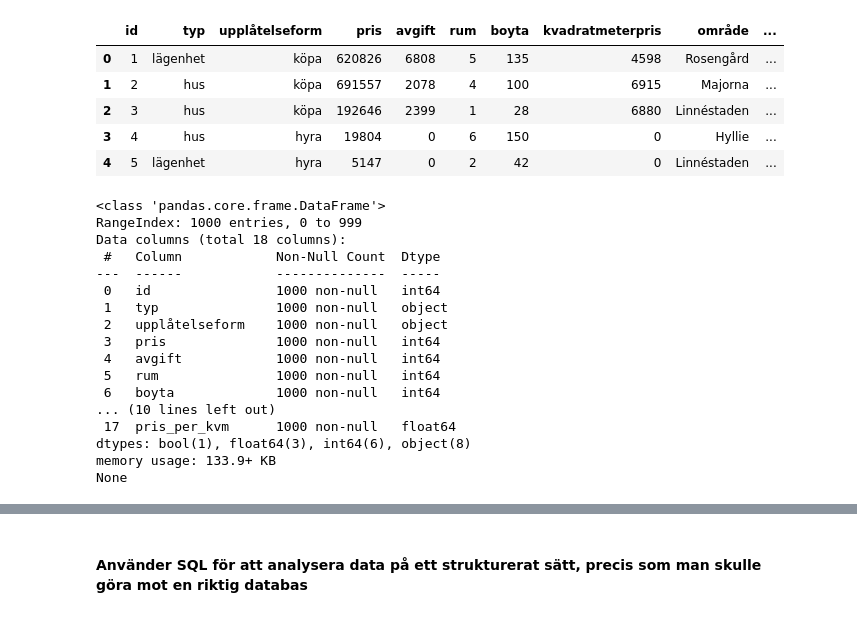
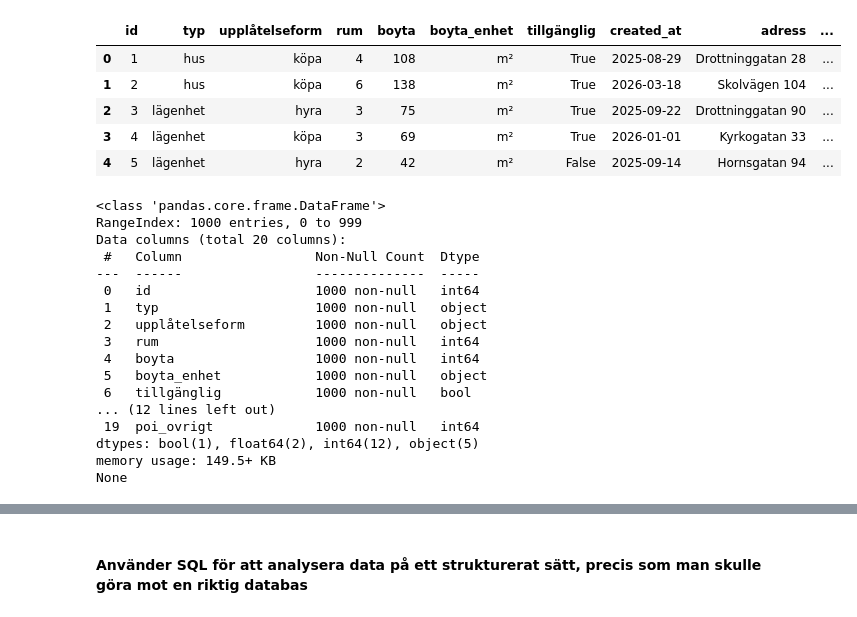
Before and after one commit to UX-DE-25-Project/UX25_DE25_Projekt_Group3, a Jupyter notebook: notebooks/eda_zineb.ipynb, the cells around one changed output, grey strips where cells are left out. Saved outputs shown, nothing was run; the diff lists cells and outputs as text; code cells hidden in the pictures.

```diff
--- a/notebooks/eda_zineb.ipynb
+++ b/notebooks/eda_zineb.ipynb
@@ -8,30 +23,34 @@ import matplotlib.pyplot as plt
 # %%
-df = pd.read_csv("ETL_Pipline/right_home_cleaned.csv")
-df.head()
+df_bostader  = pd.read_csv("../ETL_Pipline/bostader.csv")
+df_platser   = pd.read_csv("../ETL_Pipline/platser.csv")
+df_priser    = pd.read_csv("../ETL_Pipline/priser.csv")
+df_visningar = pd.read_csv("../ETL_Pipline/visningar.csv")
+
+df_bostader.head()
 # %% [output]
-|  | id | typ | upplåtelseform | pris | avgift | rum | boyta | kvadratmeterpris | område | ... |
-| 0 | 1 | lägenhet | köpa | 620826 | 6808 | 5 | 135 | 4598 | Rosengård | ... |
-| 1 | 2 | hus | köpa | 691557 | 2078 | 4 | 100 | 6915 | Majorna | ... |
-| 2 | 3 | hus | köpa | 192646 | 2399 | 1 | 28 | 6880 | Linnéstaden | ... |
-| 3 | 4 | hus | hyra | 19804 | 0 | 6 | 150 | 0 | Hyllie | ... |
-| 4 | 5 | lägenhet | hyra | 5147 | 0 | 2 | 42 | 0 | Linnéstaden | ... |
+|  | id | typ | upplåtelseform | rum | boyta | boyta_enhet | tillgänglig | created_at | adress | ... |
+| 0 | 1 | hus | köpa | 4 | 108 | m² | True | 2025-08-29 | Drottninggatan 28 | ... |
+| 1 | 2 | hus | köpa | 6 | 138 | m² | True | 2026-03-18 | Skolvägen 104 | ... |
+| 2 | 3 | lägenhet | hyra | 3 | 75 | m² | True | 2025-09-22 | Drottninggatan 90 | ... |
+| 3 | 4 | lägenhet | köpa | 3 | 69 | m² | True | 2026-01-01 | Kyrkogatan 33 | ... |
+| 4 | 5 | lägenhet | hyra | 2 | 42 | m² | False | 2025-09-14 | Hornsgatan 94 | ... |
 # %%
-print(df.info())
+print(df_bostader.info())
 # %% [output]
 <class 'pandas.core.frame.DataFrame'>
 RangeIndex: 1000 entries, 0 to 999
-Data columns (total 18 columns):
- #   Column            Non-Null Count  Dtype
----  ------            --------------  -----
- 0   id                1000 non-null   int64
- 1   typ               1000 non-null   object
- 2   upplåtelseform    1000 non-null   object
- 3   pris              1000 non-null   int64
- 4   avgift            1000 non-null   int64
- 5   rum               1000 non-null   int64
- 6   boyta             1000 non-null   int64
-... (10 lines left out)
- 17  pris_per_kvm      1000 non-null   float64
-dtypes: bool(1), float64(3), int64(6), object(8)
-memory usage: 133.9+ KB
+Data columns (total 20 columns):
+ #   Column                 Non-Null Count  Dtype
+---  ------                 --------------  -----
+ 0   id                     1000 non-null   int64
+ 1   typ                    1000 non-null   object
+ 2   upplåtelseform         1000 non-null   object
+ 3   rum                    1000 non-null   int64
+ 4   boyta                  1000 non-null   int64
+ 5   boyta_enhet            1000 non-null   object
+ 6   tillgänglig            1000 non-null   bool
+... (12 lines left out)
+ 19  poi_ovrigt             1000 non-null   int64
+dtypes: bool(1), float64(2), int64(12), object(5)
+memory usage: 149.5+ KB
 None
```
Also changed, not shown: parts of 25 cells of this notebook.
